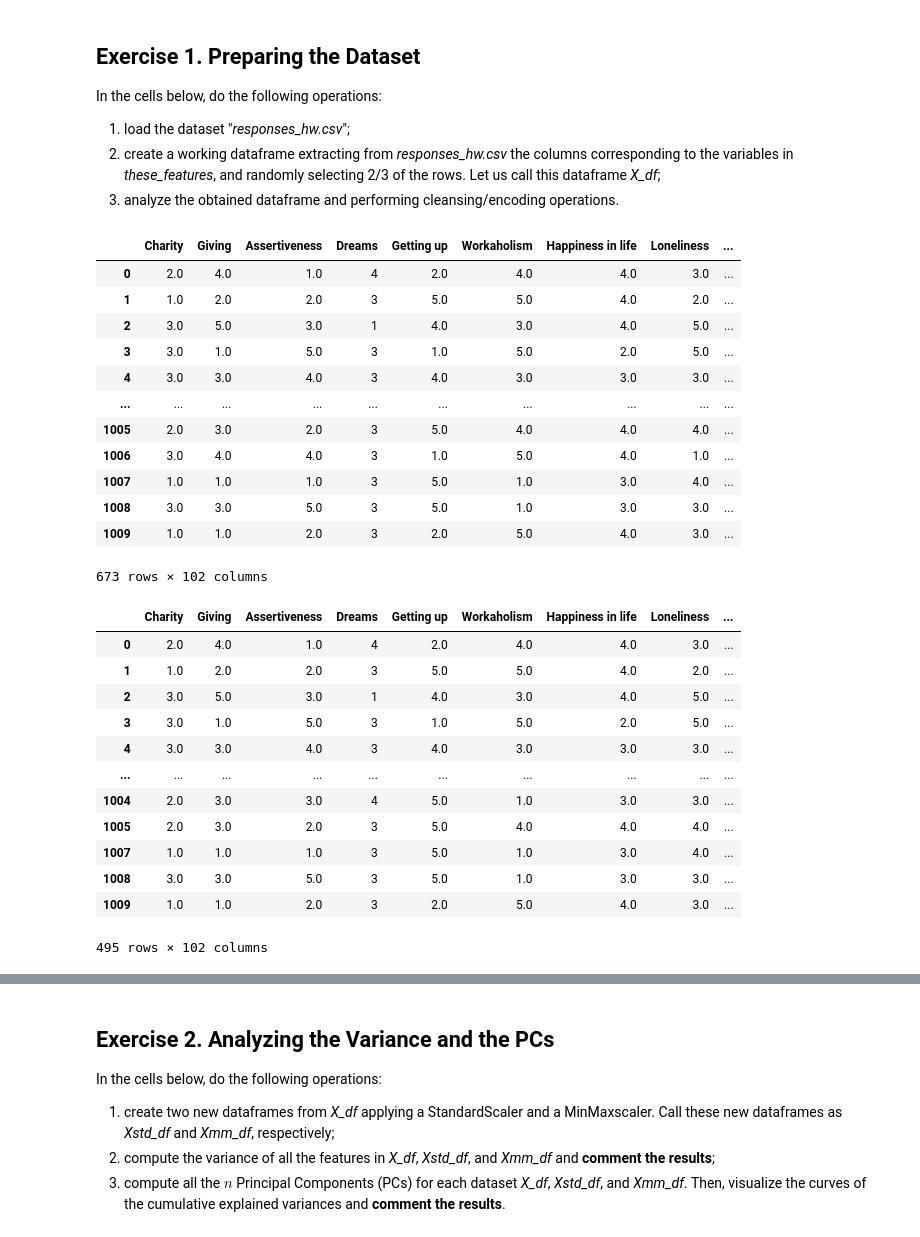
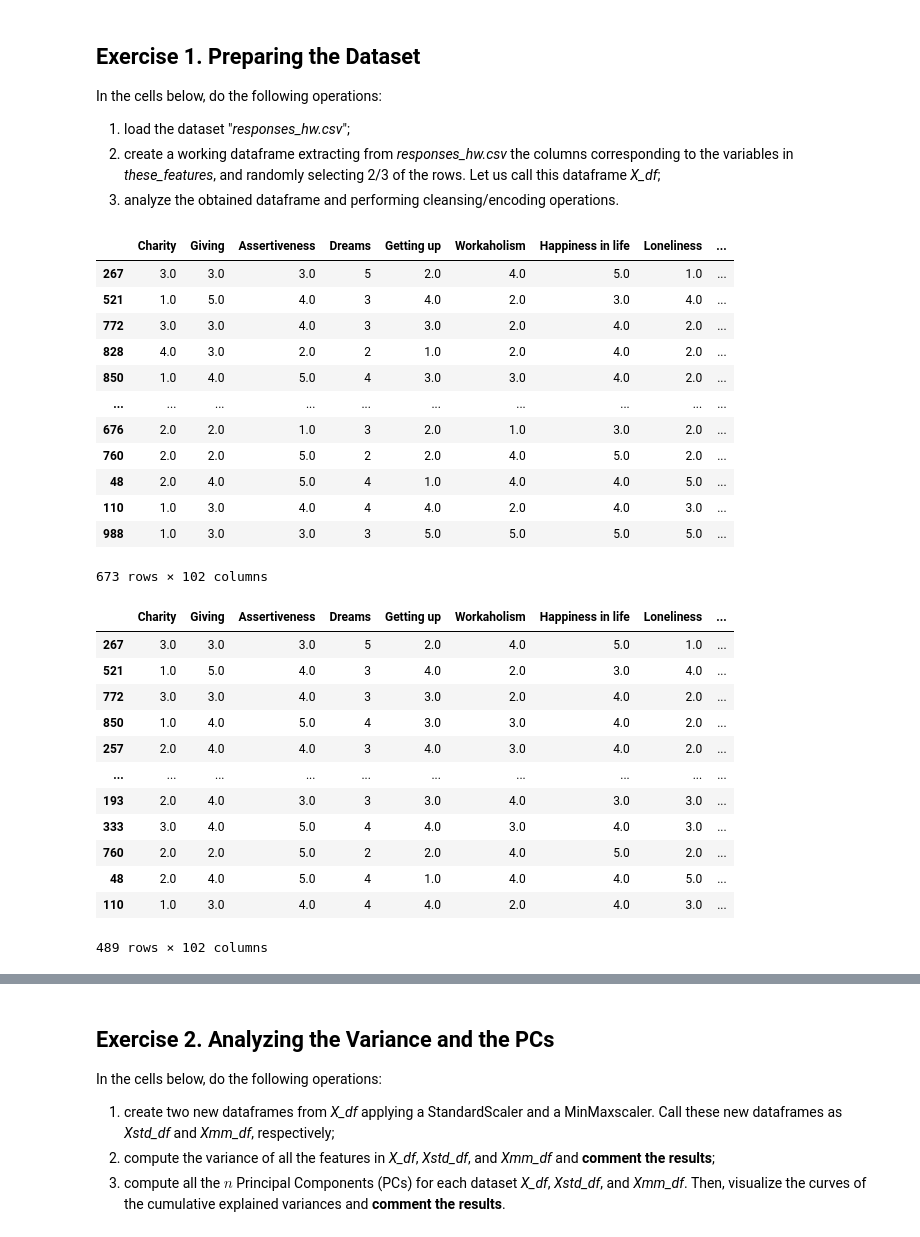
Before and after one commit to fabiolauro/PCA_CLA_Project, a Jupyter notebook: HWpca_Lauro_Martellone.ipynb, the cells around one changed output, grey strips where cells are left out. Drawn from its saved outputs; the diff is of its cells as text; code cells hidden in the pictures.

```diff
--- a/HWpca_Lauro_Martellone.ipynb
+++ b/HWpca_Lauro_Martellone.ipynb
@@ -165,33 +165,29 @@ In the cells below, do the following operations:
 # %%
 #just loading the dataset
 
 url = "https://raw.githubusercontent.com/fabiolauro/PCA_CLA_Project/refs/heads/main/responses_hw.csv"
 
 responses_df = pd.read_csv(url)
 rows = responses_df.shape[0]
-
-random_indexes = np.random.choice(rows, size = round(2*rows/3), replace = False)
-random_indexes = np.sort(random_indexes)
-responses_df_rows = responses_df.iloc[random_indexes]
-
+responses_df_rows = responses_df.sample(round(2*rows/3), replace = False)
 #now let's take only the columns we are interested in
 
 X_df = responses_df_rows[these_features]
 
 display(X_df)
 # %% [output]
 |  | Charity | Giving | Assertiveness | Dreams | Getting up | Workaholism | Happiness in life | Loneliness | ... |
-| 0 | 2.0 | 4.0 | 1.0 | 4 | 2.0 | 4.0 | 4.0 | 3.0 | ... |
-| 1 | 1.0 | 2.0 | 2.0 | 3 | 5.0 | 5.0 | 4.0 | 2.0 | ... |
-| 2 | 3.0 | 5.0 | 3.0 | 1 | 4.0 | 3.0 | 4.0 | 5.0 | ... |
-| 3 | 3.0 | 1.0 | 5.0 | 3 | 1.0 | 5.0 | 2.0 | 5.0 | ... |
-| 4 | 3.0 | 3.0 | 4.0 | 3 | 4.0 | 3.0 | 3.0 | 3.0 | ... |
+| 267 | 3.0 | 3.0 | 3.0 | 5 | 2.0 | 4.0 | 5.0 | 1.0 | ... |
+| 521 | 1.0 | 5.0 | 4.0 | 3 | 4.0 | 2.0 | 3.0 | 4.0 | ... |
+| 772 | 3.0 | 3.0 | 4.0 | 3 | 3.0 | 2.0 | 4.0 | 2.0 | ... |
+| 828 | 4.0 | 3.0 | 2.0 | 2 | 1.0 | 2.0 | 4.0 | 2.0 | ... |
+| 850 | 1.0 | 4.0 | 5.0 | 4 | 3.0 | 3.0 | 4.0 | 2.0 | ... |
 | ... | ... | ... | ... | ... | ... | ... | ... | ... | ... |
-| 1005 | 2.0 | 3.0 | 2.0 | 3 | 5.0 | 4.0 | 4.0 | 4.0 | ... |
-| 1006 | 3.0 | 4.0 | 4.0 | 3 | 1.0 | 5.0 | 4.0 | 1.0 | ... |
-| 1007 | 1.0 | 1.0 | 1.0 | 3 | 5.0 | 1.0 | 3.0 | 4.0 | ... |
-| 1008 | 3.0 | 3.0 | 5.0 | 3 | 5.0 | 1.0 | 3.0 | 3.0 | ... |
-| 1009 | 1.0 | 1.0 | 2.0 | 3 | 2.0 | 5.0 | 4.0 | 3.0 | ... |
+| 676 | 2.0 | 2.0 | 1.0 | 3 | 2.0 | 1.0 | 3.0 | 2.0 | ... |
+| 760 | 2.0 | 2.0 | 5.0 | 2 | 2.0 | 4.0 | 5.0 | 2.0 | ... |
+| 48 | 2.0 | 4.0 | 5.0 | 4 | 1.0 | 4.0 | 4.0 | 5.0 | ... |
+| 110 | 1.0 | 3.0 | 4.0 | 4 | 4.0 | 2.0 | 4.0 | 3.0 | ... |
+| 988 | 1.0 | 3.0 | 3.0 | 3 | 5.0 | 5.0 | 5.0 | 5.0 | ... |
 673 rows × 102 columns
 # %%
 #looking for missing values, cleaning operations
@@ -200,24 +196,25 @@ missing_values = X_df.isnull().sum()
 missing_values = missing_values.sort_values(ascending=False)
 missing_values = missing_values[missing_values > 5]
 
-X_df_cleaned = X_df.dropna()
+#removing missing values
+X_df = X_df.dropna()
 
 
 
 #if we drop all the missing values, we lose about 1/3 of the rows
-display(X_df_cleaned)
+display(X_df)
 #print(missing_values)
 # %% [output]
 |  | Charity | Giving | Assertiveness | Dreams | Getting up | Workaholism | Happiness in life | Loneliness | ... |
-| 0 | 2.0 | 4.0 | 1.0 | 4 | 2.0 | 4.0 | 4.0 | 3.0 | ... |
-| 1 | 1.0 | 2.0 | 2.0 | 3 | 5.0 | 5.0 | 4.0 | 2.0 | ... |
-| 2 | 3.0 | 5.0 | 3.0 | 1 | 4.0 | 3.0 | 4.0 | 5.0 | ... |
-| 3 | 3.0 | 1.0 | 5.0 | 3 | 1.0 | 5.0 | 2.0 | 5.0 | ... |
-| 4 | 3.0 | 3.0 | 4.0 | 3 | 4.0 | 3.0 | 3.0 | 3.0 | ... |
+| 267 | 3.0 | 3.0 | 3.0 | 5 | 2.0 | 4.0 | 5.0 | 1.0 | ... |
+| 521 | 1.0 | 5.0 | 4.0 | 3 | 4.0 | 2.0 | 3.0 | 4.0 | ... |
+| 772 | 3.0 | 3.0 | 4.0 | 3 | 3.0 | 2.0 | 4.0 | 2.0 | ... |
+| 850 | 1.0 | 4.0 | 5.0 | 4 | 3.0 | 3.0 | 4.0 | 2.0 | ... |
+| 257 | 2.0 | 4.0 | 4.0 | 3 | 4.0 | 3.0 | 4.0 | 2.0 | ... |
 | ... | ... | ... | ... | ... | ... | ... | ... | ... | ... |
-| 1004 | 2.0 | 3.0 | 3.0 | 4 | 5.0 | 1.0 | 3.0 | 3.0 | ... |
-| 1005 | 2.0 | 3.0 | 2.0 | 3 | 5.0 | 4.0 | 4.0 | 4.0 | ... |
-| 1007 | 1.0 | 1.0 | 1.0 | 3 | 5.0 | 1.0 | 3.0 | 4.0 | ... |
-| 1008 | 3.0 | 3.0 | 5.0 | 3 | 5.0 | 1.0 | 3.0 | 3.0 | ... |
-| 1009 | 1.0 | 1.0 | 2.0 | 3 | 2.0 | 5.0 | 4.0 | 3.0 | ... |
+| 193 | 2.0 | 4.0 | 3.0 | 3 | 3.0 | 4.0 | 3.0 | 3.0 | ... |
+| 333 | 3.0 | 4.0 | 5.0 | 4 | 4.0 | 3.0 | 4.0 | 3.0 | ... |
+| 760 | 2.0 | 2.0 | 5.0 | 2 | 2.0 | 4.0 | 5.0 | 2.0 | ... |
+| 48 | 2.0 | 4.0 | 5.0 | 4 | 1.0 | 4.0 | 4.0 | 5.0 | ... |
+| 110 | 1.0 | 3.0 | 4.0 | 4 | 4.0 | 2.0 | 4.0 | 3.0 | ... |
-495 rows × 102 columns
+489 rows × 102 columns
```
Also changed, not shown: parts of 2 cells of this notebook.
